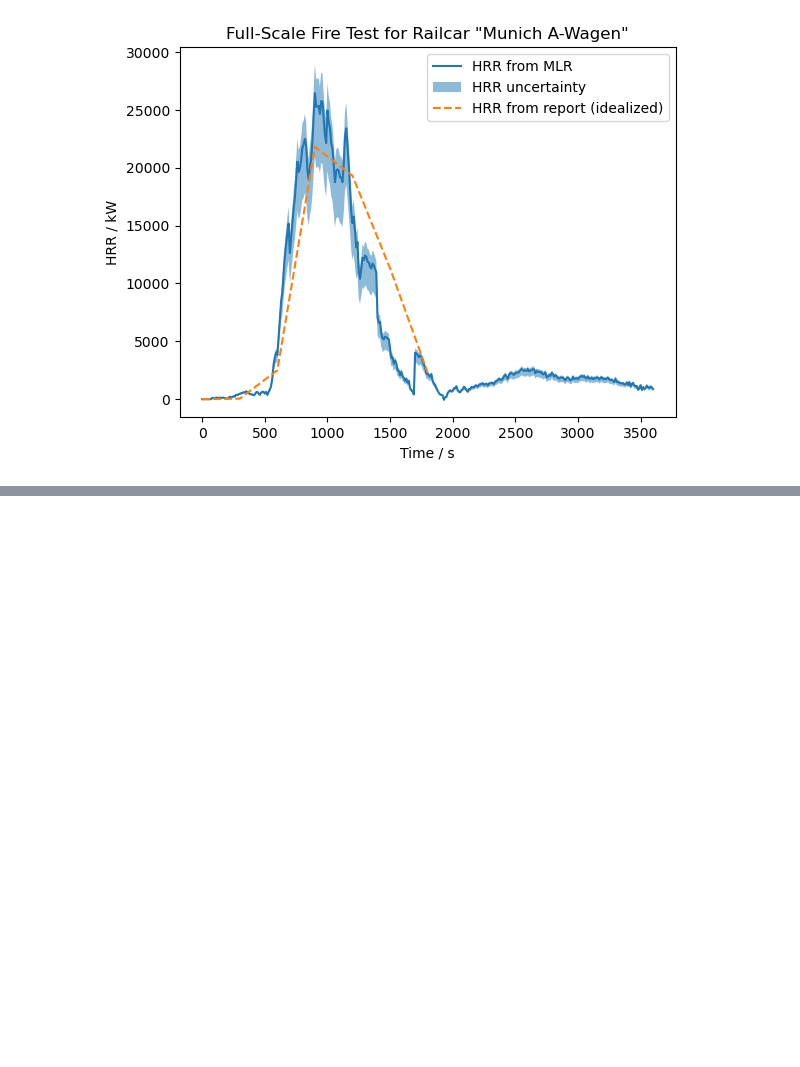
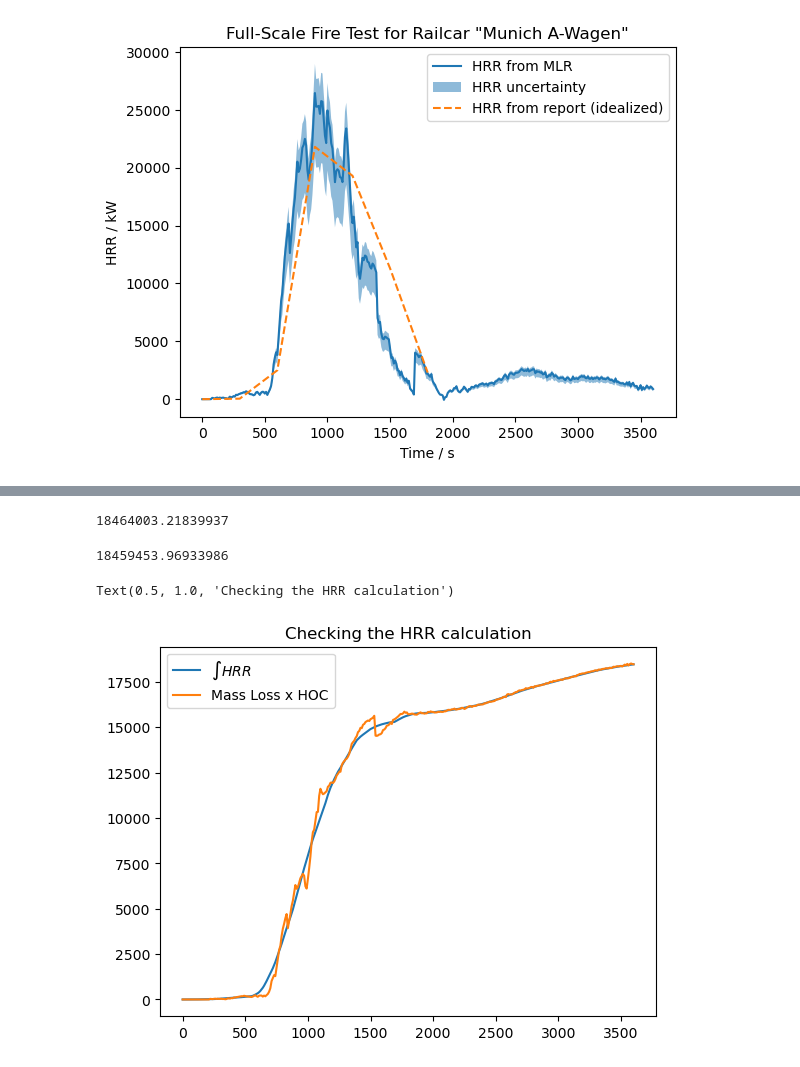
Before and after one commit to openbcl/railcar, a Jupyter notebook: full-scale fire test/full-scale fire test.ipynb, the cells around one changed output, grey strips where cells are left out. Drawn from its saved outputs; the diff is of its cells as text; code cells hidden in the pictures; blank space fills up the shorter version.

```diff
--- a/full-scale fire test/full-scale fire test.ipynb
+++ b/full-scale fire test/full-scale fire test.ipynb
@@ -93,0 +99,18 @@ export.to_csv("full-scale fire test.csv")
+# %%
+mass["THR"] = mass["HRR"].cumsum() * 10
+mass.loc[360,"THR"]
+# %% [output]
+18464003.21839937
+# %%
+from scipy import integrate
+integrate.simpson(mass["HRR"],x=mass["Time"])
+# %% [output]
+18459453.96933986
+# %%
+plt.plot(mass["Time"],mass["THR"]/1000,label=r'$\int HRR$')
+plt.plot(mass["Time"],mass["Mass Loss"] * 0.8 * hoc_mean / 1000,label="Mass Loss x HOC")
+plt.legend()
+plt.title("Checking the HRR calculation")
+# %% [output]
+Text(0.5, 1.0, 'Checking the HRR calculation')
+[figure, added]
```
Also changed, not shown: parts of 9 cells of this notebook, 1 other file.
